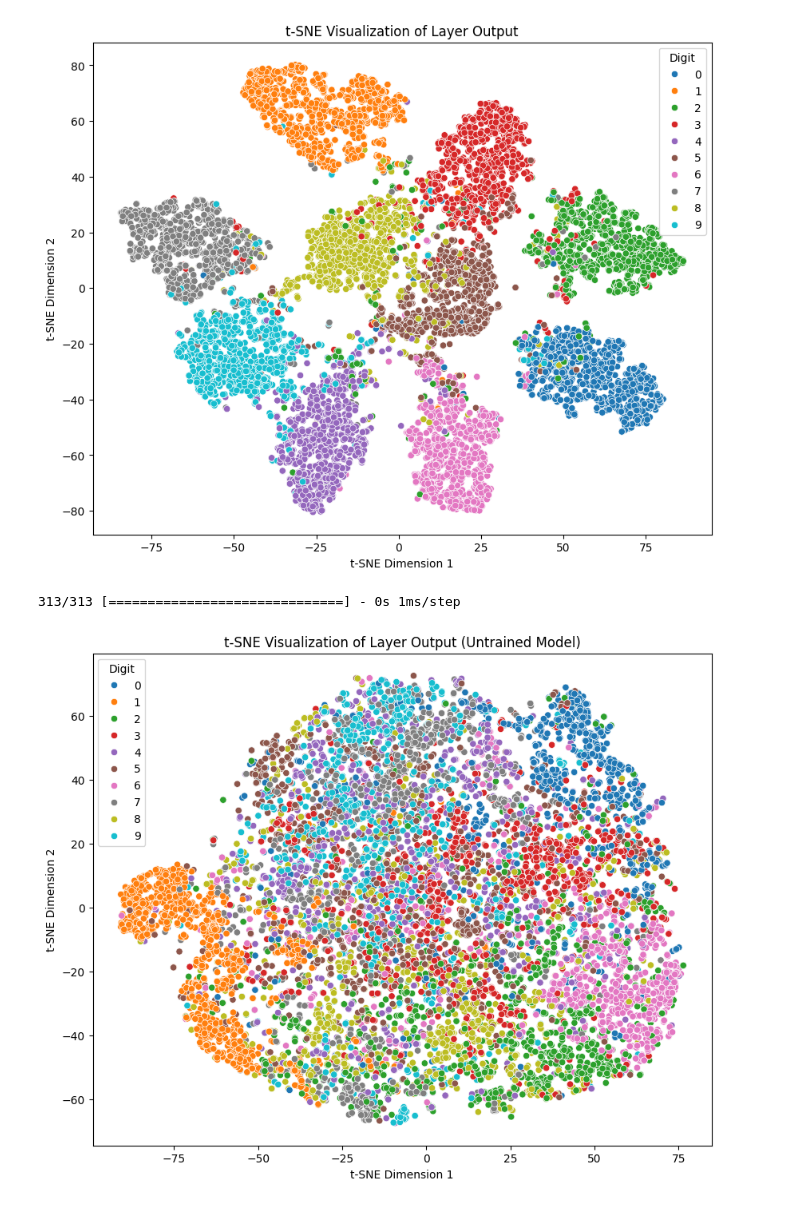
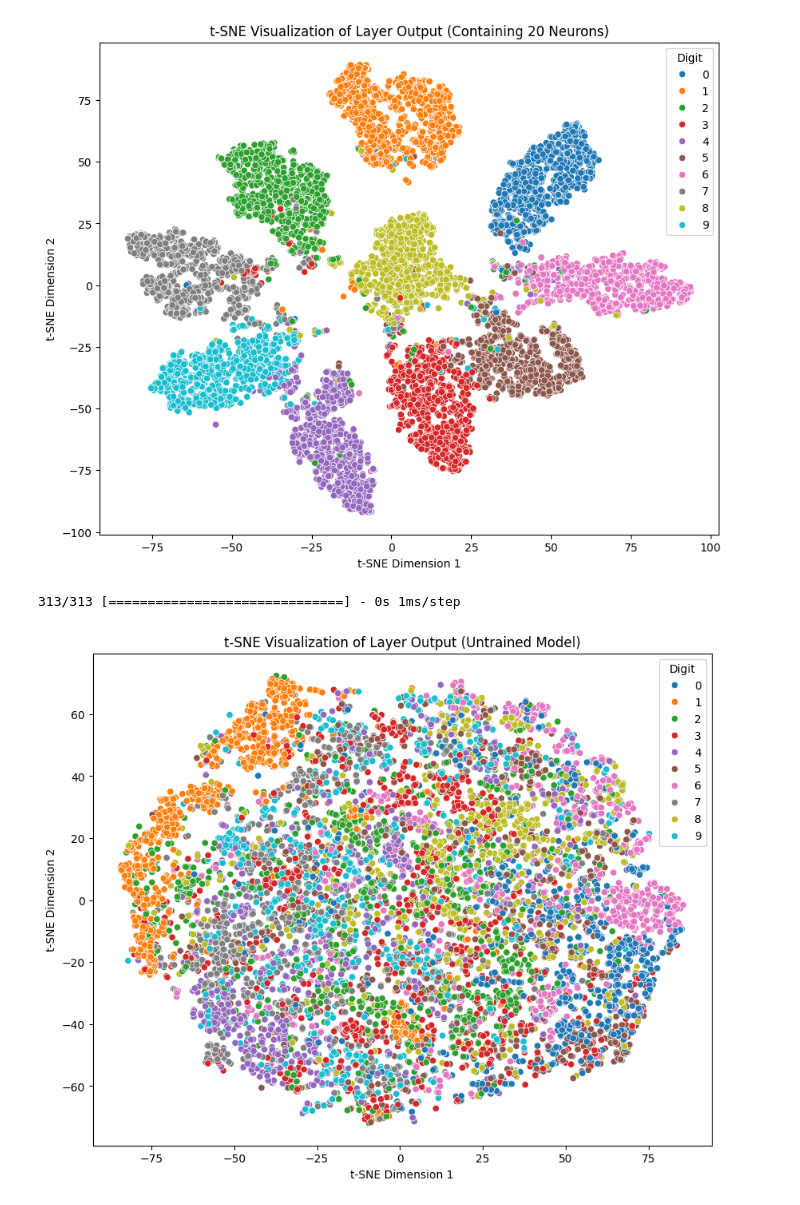
Before and after one commit to ES335-2024/assignment-3-es-335-2024-eigen-elites, a Jupyter notebook: ML_A3_Q4.ipynb, the cells around one changed output. Drawn from its saved outputs; the diff is of its cells as text; code cells hidden in the pictures.

```diff
--- a/ML_A3_Q4.ipynb
+++ b/ML_A3_Q4.ipynb
@@ -4,7 +4,7 @@ from tensorflow.keras.datasets import mnist
 import numpy as np
 
 # Load the MNIST dataset
-(x_train, y_train), (_, _) = mnist.load_data()
+(x_train, y_train), (x_test, y_test) = mnist.load_data()
 
 # Plot the first few images
 plt.figure(figsize=(10, 5))
@@ -14,5 +14,7 @@ for i in range(10):
     plt.title(f'Label: {y_train[i]}')
     plt.axis('off')
 plt.show()
+
+print(x_train.shape, y_train.shape, x_test.shape, y_test.shape)
 # %% [output]
 [figure]
@@ -22,10 +25,7 @@ from sklearn.model_selection import train_test_split
 from sklearn.metrics import accuracy_score, f1_score, confusion_matrix
 
 # Load the MNIST dataset
-(x_train_full, y_train_full), (x_test, y_test) = mnist.load_data()
-
-# Reduce the training set size by taking a stratified subset
-x_train, _, y_train, _ = train_test_split(x_train_full, y_train_full, train_size=0.1, stratify=y_train_full, random_state=42)
+(x_train, y_train), (x_test, y_test) = mnist.load_data()
 
 # Normalize pixel values to range [0, 1]
 x_train = x_train.astype('float32') / 255.0
@@ -158,24 +143,9 @@ from sklearn.metrics import accuracy_score, f1_score, confusion_matrix
 import matplotlib.pyplot as plt
 from tensorflow.keras.datasets import mnist
 
-# Load the MNIST dataset
-(x_train, y_train), (x_test, y_test) = mnist.load_data()
-
-# Reduce the training set size by taking a stratified subset
-x_train, _, y_train, _ = train_test_split(x_train_full, y_train_full, train_size=0.1, stratify=y_train_full, random_state=42)
-
-# Reduce the training set size by taking a stratified subset
-x_train = x_train.reshape((len(x_train), -1))
-x_test = x_test.reshape((len(x_test), -1))
-
-# Flatten the images for Logistic Regression
-n_samples = 6000
-x_train_sampled = x_train[:n_samples]
-y_train_sampled = y_train[:n_samples]
-
 # Define and train the Logistic Regression model
 lr_model = LogisticRegression(max_iter=1000, random_state=42)
-lr_model.fit(x_train_sampled, y_train_sampled)
+lr_model.fit(x_train, y_train)
 
 # Predict classes for test set
 y_pred = lr_model.predict(x_test)
@@ -218,18 +181,22 @@ F1 Score: 0.8692584927947803
 # %%
+import numpy as np
+import tensorflow as tf
 from sklearn.manifold import TSNE
+import matplotlib.pyplot as plt
+import seaborn as sns
 
-# Extract the output from the layer containing 20 neurons
-layer_output_model = tf.keras.Model(inputs=model.input, outputs=model.layers[3].output)
-layer_output = layer_output_model.predict(x_test)
+# Extract the output from the layer containing 20 neurons for the test set
+layer_output_model = tf.keras.Model(inputs=model.input, outputs=model.layers[2].output)
+layer_output = layer_output_model.predict(x_test)  # Pass the flattened input data
 
 # Apply t-SNE to reduce dimensionality to 2 dimensions
 tsne = TSNE(n_components=2, random_state=42)
 tsne_output = tsne.fit_transform(layer_output)
 
-# Plot t-SNE embeddings
+# Plot t-SNE embeddings for the output from the layer containing 20 neurons
 plt.figure(figsize=(10, 8))
 sns.scatterplot(x=tsne_output[:, 0], y=tsne_output[:, 1], hue=y_test, palette='tab10', legend='full')
-plt.title('t-SNE Visualization of Layer Output')
+plt.title('t-SNE Visualization of Layer Output (Containing 20 Neurons)')
 plt.xlabel('t-SNE Dimension 1')
 plt.ylabel('t-SNE Dimension 2')
 plt.legend(title='Digit')
@@ -239,4 +206,4 @@ plt.show()
-[figure, old version]
+[figure, new version]
 # %%
 # Define a new untrained MLP model
 untrained_model = tf.keras.Sequential([
@@ -253,7 +220,7 @@ untrained_model.compile(optimizer='adam',
                         metrics=['accuracy'])
 
 # Extract the output from the layer containing 20 neurons for the untrained model
-layer_output_model_untrained = tf.keras.Model(inputs=untrained_model.input, outputs=untrained_model.layers[3].output)
+layer_output_model_untrained = tf.keras.Model(inputs=untrained_model.input, outputs=untrained_model.layers[2].output)
 layer_output_untrained = layer_output_model_untrained.predict(x_test)
 
 # Apply t-SNE to reduce dimensionality to 2 dimensions
@@ -270,7 +237,7 @@ plt.legend(title='Digit')
 plt.show()
 # %% [output]
 313/313 [==============================] - 0s 1ms/step
-[figure, old version]
+[figure, new version]
 # %%
 import matplotlib.pyplot as plt
 from tensorflow.keras.datasets import fashion_mnist
```
Also changed, not shown: parts of 8 cells of this notebook.
